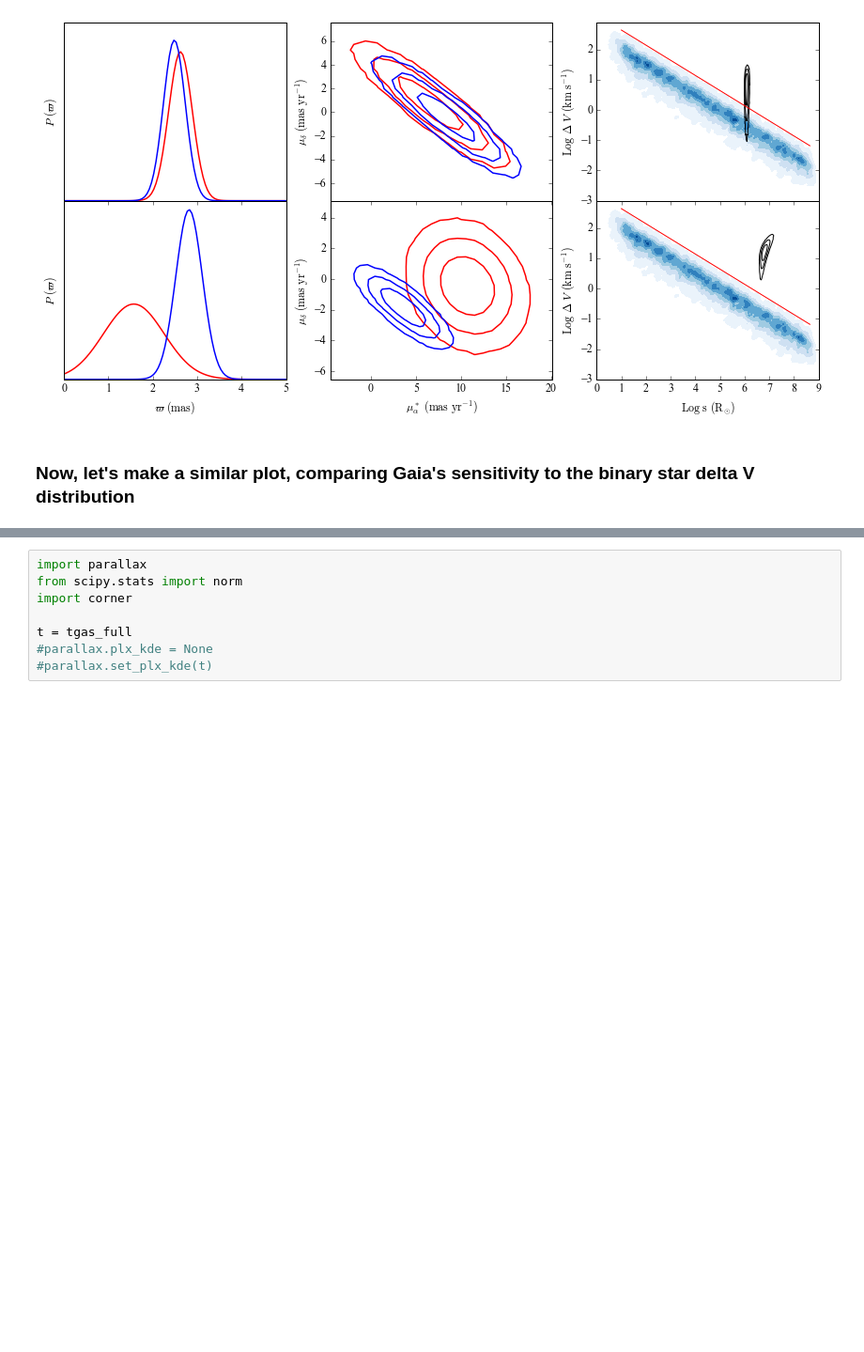
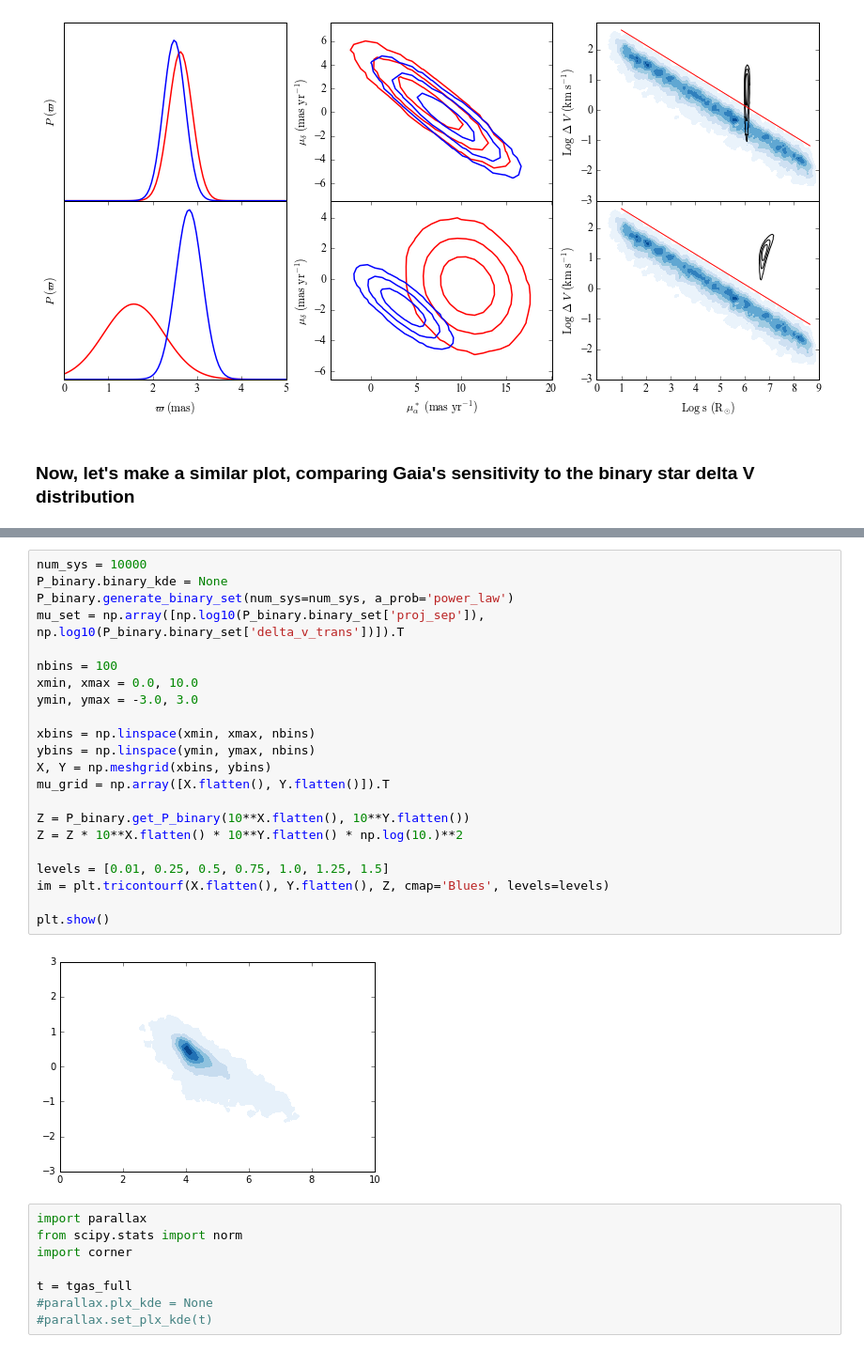
Before and after one commit to astroJeff/gaia_binaries, a Jupyter notebook: notebooks/TGAS_general.ipynb, the cells around one changed output, grey strips where cells are left out. Shown at 94% size. Cells and saved outputs as stored; diff of their text form; blank space fills up the shorter version.

Commit message:
Added support for power law orbital separations

```diff
--- a/notebooks/TGAS_general.ipynb
+++ b/notebooks/TGAS_general.ipynb
@@ -837,3 +830,27 @@ plt.savefig('../figures/Gaia_s_dV_limits.pdf')
+# %%
+num_sys = 10000
+P_binary.binary_kde = None
+P_binary.generate_binary_set(num_sys=num_sys, a_prob='power_law')
+mu_set = np.array([np.log10(P_binary.binary_set['proj_sep']), np.log10(P_binary.binary_set['delta_v_trans'])]).T
+
+nbins = 100
+xmin, xmax = 0.0, 10.0
+ymin, ymax = -3.0, 3.0
+
+xbins = np.linspace(xmin, xmax, nbins)
+ybins = np.linspace(ymin, ymax, nbins)
+X, Y = np.meshgrid(xbins, ybins)
+mu_grid = np.array([X.flatten(), Y.flatten()]).T
+
+Z = P_binary.get_P_binary(10**X.flatten(), 10**Y.flatten())
+Z = Z * 10**X.flatten() * 10**Y.flatten() * np.log(10.)**2
+
+levels = [0.01, 0.25, 0.5, 0.75, 1.0, 1.25, 1.5]
+im = plt.tricontourf(X.flatten(), Y.flatten(), Z, cmap='Blues', levels=levels)
+
+plt.show()
+# %% [output]
+[figure, added]
 # %%
 import parallax
 from scipy.stats import norm
```
Also changed, not shown: parts of 2 cells of this notebook, 3 other files.
